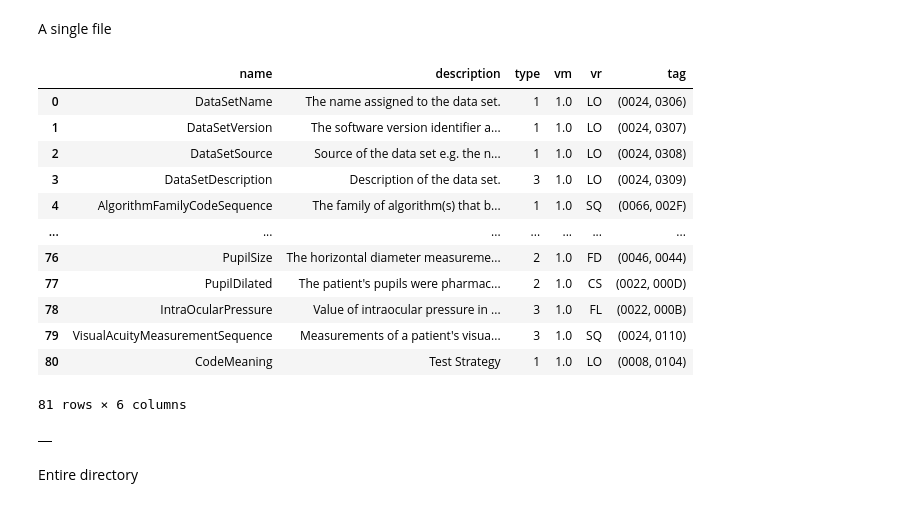
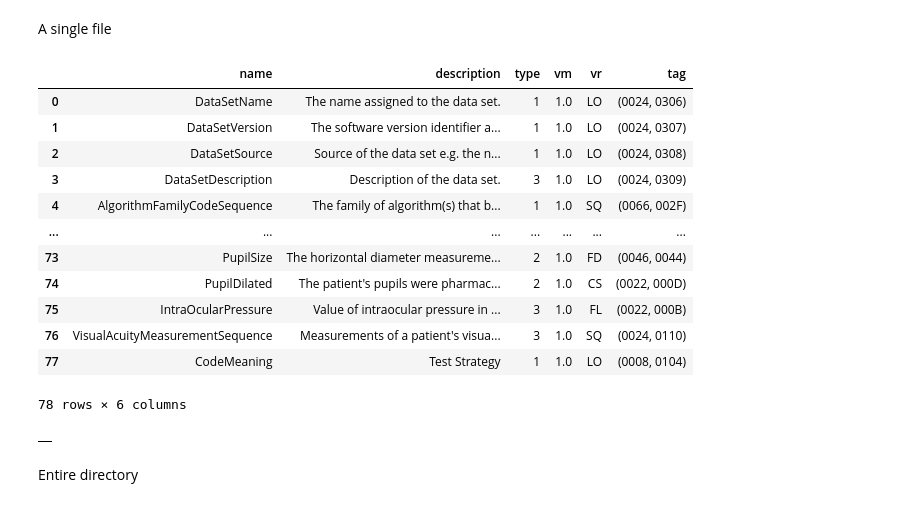
Before and after one commit to Shallaj/py-opv, a Jupyter notebook: examples/workspace.ipynb, the cells around one changed output. Cells and saved outputs as stored; diff of their text form; code cells hidden in the pictures.

```diff
--- a/examples/workspace.ipynb
+++ b/examples/workspace.ipynb
@@ -41,26 +41,25 @@ A single file
 # %%
 from pyopv import OPVDicom
 
-file_path = '/Users/shallaj/Library/CloudStorage/OneDrive-UniversityofCalifornia,SanDiegoHealth/VF Data Standards/opv_dicom_omop/examples/sample_files/SD1031_20230914_OD_OPV.dcm'
-
+file_path = '/Users/shallaj/Library/CloudStorage/OneDrive-UniversityofCalifornia,SanDiegoHealth/VF Data Standards/opv_dicom_omop/examples/sample_files/SD1031_20220908_OD_OPV.dcm'
 m_opvdicom = pyopv.read_dicom(file_path)
 missing_tags_df, incorrect_tags_df= m_opvdicom.check_dicom_compliance() # check if the dicom file is compliant with the standard
 display(missing_tags_df)
 display(incorrect_tags_df)
 # %% [output]
 |  | name | description | type | vm | vr | tag |
 | 0 | DataSetName | The name assigned to the data set. | 1 | 1.0 | LO | (0024, 0306) |
 | 1 | DataSetVersion | The software version identifier a... | 1 | 1.0 | LO | (0024, 0307) |
 | 2 | DataSetSource | Source of the data set e.g. the n... | 1 | 1.0 | LO | (0024, 0308) |
 | 3 | DataSetDescription | Description of the data set. | 3 | 1.0 | LO | (0024, 0309) |
 | 4 | AlgorithmFamilyCodeSequence | The family of algorithm(s) that b... | 1 | 1.0 | SQ | (0066, 002F) |
 | ... | ... | ... | ... | ... | ... | ... |
-| 76 | PupilSize | The horizontal diameter measureme... | 2 | 1.0 | FD | (0046, 0044) |
-| 77 | PupilDilated | The patient's pupils were pharmac... | 2 | 1.0 | CS | (0022, 000D) |
-| 78 | IntraOcularPressure | Value of intraocular pressure in ... | 3 | 1.0 | FL | (0022, 000B) |
-| 79 | VisualAcuityMeasurementSequence | Measurements of a patient's visua... | 3 | 1.0 | SQ | (0024, 0110) |
-| 80 | CodeMeaning | Test Strategy | 1 | 1.0 | LO | (0008, 0104) |
+| 73 | PupilSize | The horizontal diameter measureme... | 2 | 1.0 | FD | (0046, 0044) |
+| 74 | PupilDilated | The patient's pupils were pharmac... | 2 | 1.0 | CS | (0022, 000D) |
+| 75 | IntraOcularPressure | Value of intraocular pressure in ... | 3 | 1.0 | FL | (0022, 000B) |
+| 76 | VisualAcuityMeasurementSequence | Measurements of a patient's visua... | 3 | 1.0 | SQ | (0024, 0110) |
+| 77 | CodeMeaning | Test Strategy | 1 | 1.0 | LO | (0008, 0104) |
-81 rows × 6 columns
+78 rows × 6 columns
 |  |
 # %% [markdown]
 Entire directory
```
Also changed, not shown: parts of 14 cells of this notebook.
